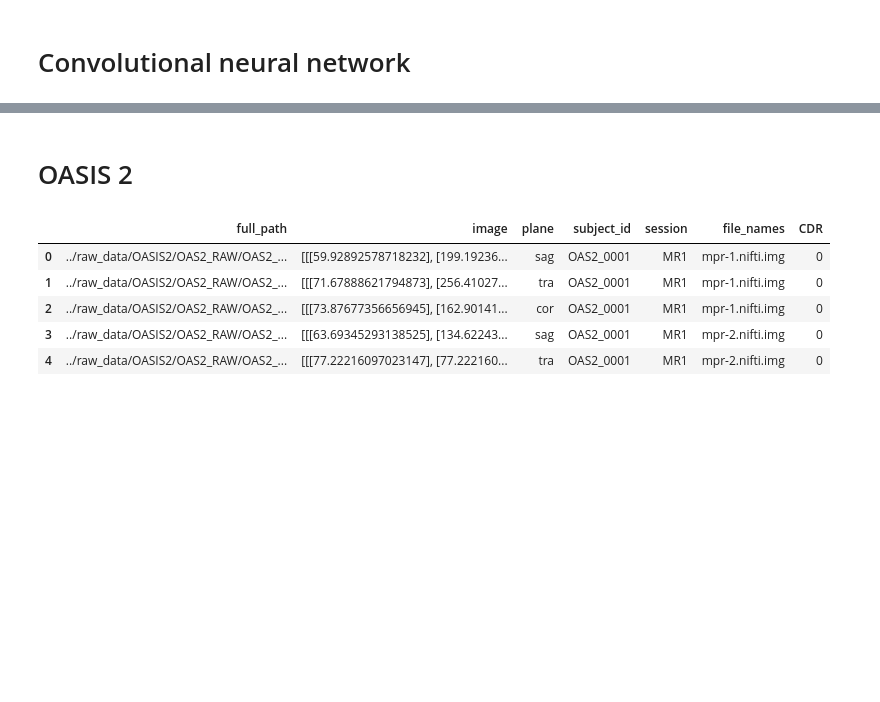
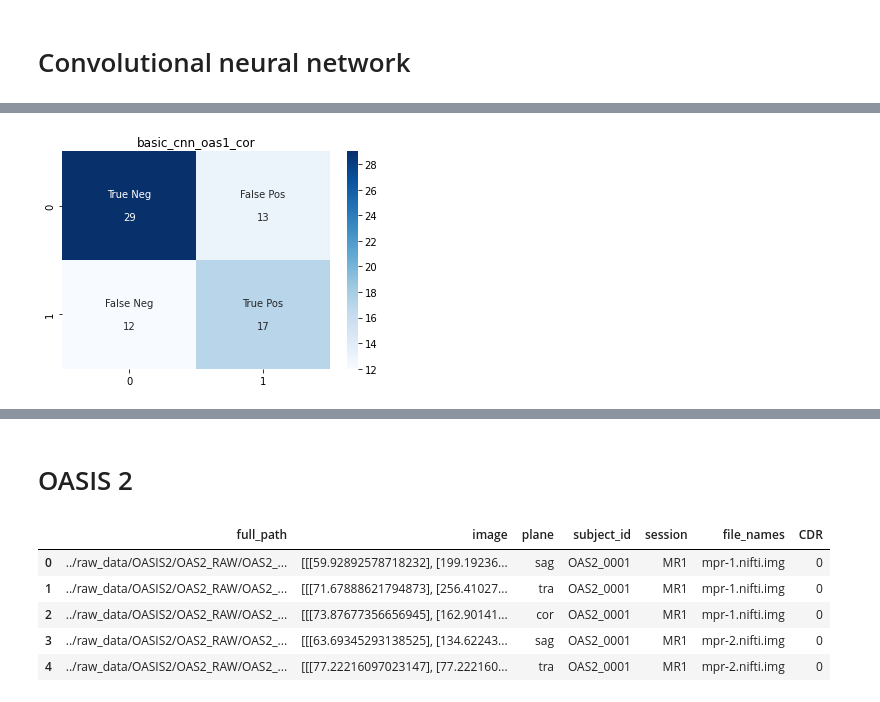
Before and after one commit to mkvph0ch/memobrain, a Jupyter notebook: notebooks/mkvph0ch_cnns.ipynb, the cells around one changed output, grey strips where cells are left out. Drawn from its saved outputs; the diff is of its cells as text; code cells hidden in the pictures; blank space fills up the shorter version.

```diff
--- a/notebooks/mkvph0ch_cnns.ipynb
+++ b/notebooks/mkvph0ch_cnns.ipynb
@@ -281,9 +270,9 @@ X_train_tra, X_test_tra, y_train_tra, y_test_tra = train_test_split(X_tra, y_tra
 # %% [markdown]
 # Convolutional neural network
 # %%
-input_shape_cor = (176, 176, 1)
-input_shape_sag = (176, 208, 1)
-input_shape_tra = (208, 176, 1)
+input_shape_oas1_cor = (176, 176, 1)
+input_shape_oas1_sag = (176, 208, 1)
+input_shape_oas1_tra = (208, 176, 1)
 
 def create_model(input_sh):
     model = Sequential()
@@ -307,6 +330,6 @@ def create_model(input_sh):
 # %%
-basic_cnn_cor = create_model(input_shape_cor)
+basic_cnn_oas1_cor = create_model(input_shape_oas1_cor)
 
-basic_cnn_sag = create_model(input_shape_sag)
+basic_cnn_oas1_sag = create_model(input_shape_oas1_sag)
 
-basic_cnn_tra = create_model(input_shape_tra)
+basic_cnn_oas1_tra = create_model(input_shape_oas1_tra)
@@ -313,7 +338,5 @@ basic_cnn_tra = create_model(input_shape_tra)
 # %%
-es = EarlyStopping(monitor='loss', patience=10)
-
-history_cor = basic_cnn_cor.fit(X_train_cor, y_train_cor,
+history__oas1_cor = basic_cnn_oas1_cor.fit(X_train_oas1_cor, y_train_oas1_cor,
                                 epochs=500,
                                 verbose=0,
                                 batch_size=32,
@@ -329 +352,25 @@ basic_cnn_cor.evaluate(X_test_cor, y_test_cor)
+# %%
+def plot_cf_matrix(cf_matrix, model_name):
+    group_names = ['True Neg','False Pos','False Neg','True Pos']
+
+    group_counts = ["{0:0.0f}".format(value) for value in cf_matrix.flatten()]
+
+    group_percentages = ["{0:.2%}".format(value) for value in cf_matrix.flatten()/np.sum(cf_matrix)]
+
+    labels = [f"{v1}\n\n{v2}" for v1, v2 in zip(group_names,group_counts)]
+
+    labels = np.asarray(labels).reshape(2,2)
+
+    plt.title(model_name)
+    sns.heatmap(cf_matrix, annot=labels, fmt='', cmap='Blues')
+
+    return None
+# %%
+y_pred_oas1_cor = np.round(basic_cnn_oas1_cor.predict(X_test_oas1_cor), 0)
+
+conf_matrix_oas1_cor = confusion_matrix(y_true=y_test_oas1_cor, y_pred=y_pred_oas1_cor)
+
+plot_cf_matrix(conf_matrix_oas1_cor, 'basic_cnn_oas1_cor')
+# %% [output]
+[figure, added]
 # %%
```
Also changed, not shown: parts of 104 cells of this notebook.
